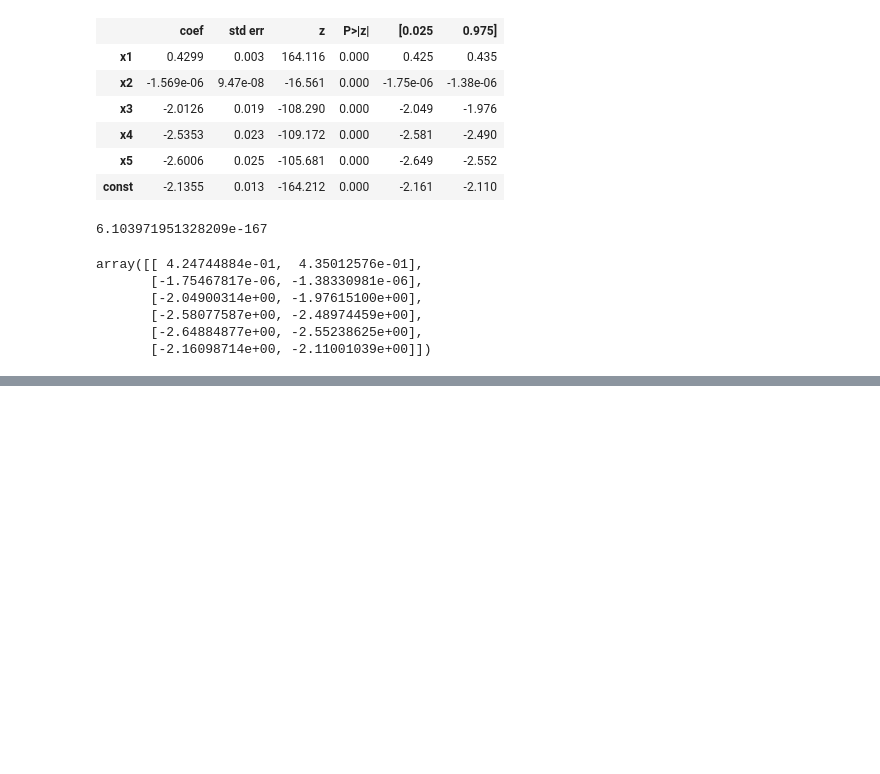
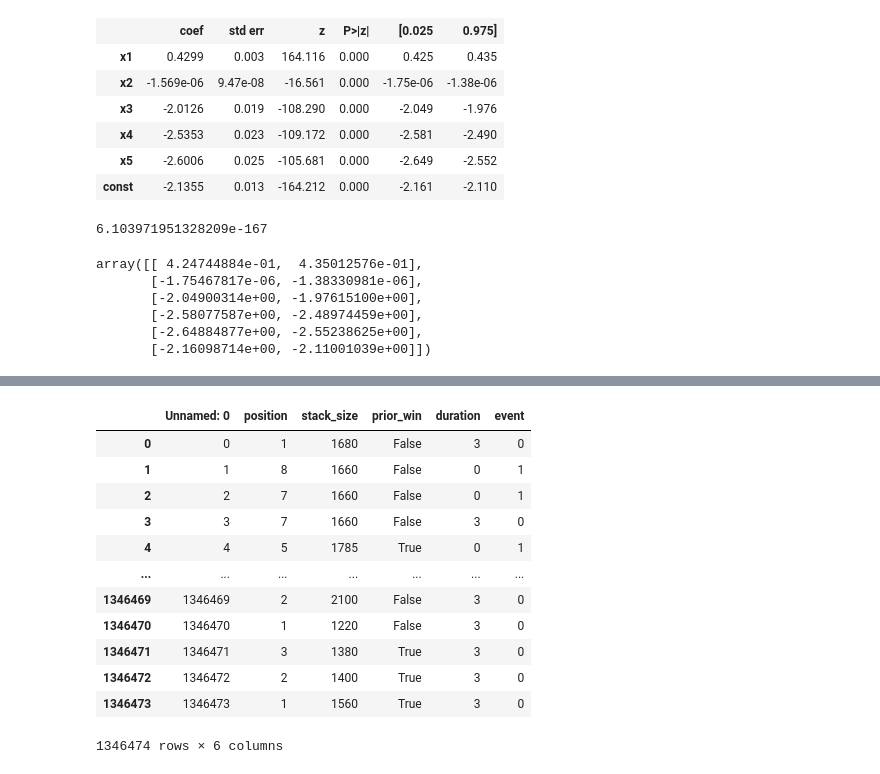
Before and after one commit to DhruvDadhania/project, a Jupyter notebook: Project EDA.ipynb, the cells around one changed output, grey strips where cells are left out. Drawn from its saved outputs; the diff is of its cells as text; code cells hidden in the pictures; blank space fills up the shorter version.

```diff
--- a/Project EDA.ipynb
+++ b/Project EDA.ipynb
@@ -816,0 +847,16 @@ array([[ 4.24744884e-01,  4.35012576e-01],
+# %%
+surv_form
+# %% [output]
+|  | Unnamed: 0 | position | stack_size | prior_win | duration | event |
+| 0 | 0 | 1 | 1680 | False | 3 | 0 |
+| 1 | 1 | 8 | 1660 | False | 0 | 1 |
+| 2 | 2 | 7 | 1660 | False | 0 | 1 |
+| 3 | 3 | 7 | 1660 | False | 3 | 0 |
+| 4 | 4 | 5 | 1785 | True | 0 | 1 |
+| ... | ... | ... | ... | ... | ... | ... |
+| 1346469 | 1346469 | 2 | 2100 | False | 3 | 0 |
+| 1346470 | 1346470 | 1 | 1220 | False | 3 | 0 |
+| 1346471 | 1346471 | 3 | 1380 | True | 3 | 0 |
+| 1346472 | 1346472 | 2 | 1400 | True | 3 | 0 |
+| 1346473 | 1346473 | 1 | 1560 | True | 3 | 0 |
+1346474 rows × 6 columns
```
Also changed, not shown: parts of 3 cells of this notebook, 1 other file.
